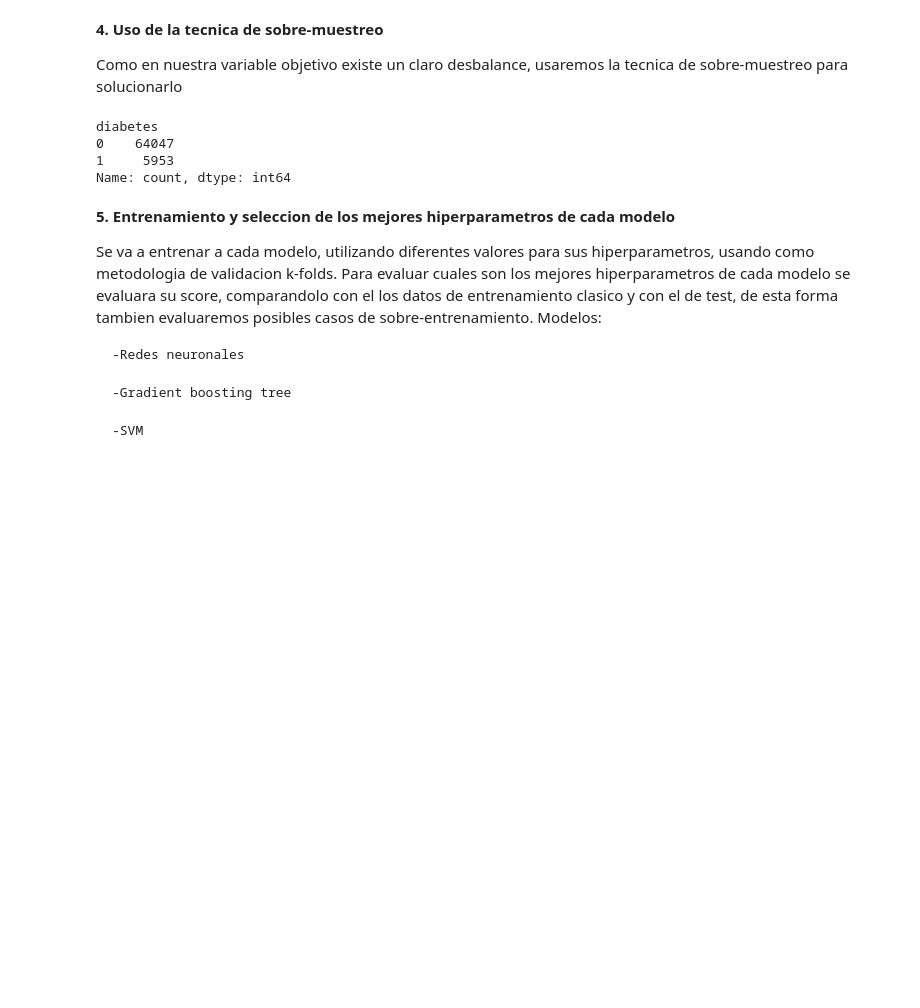
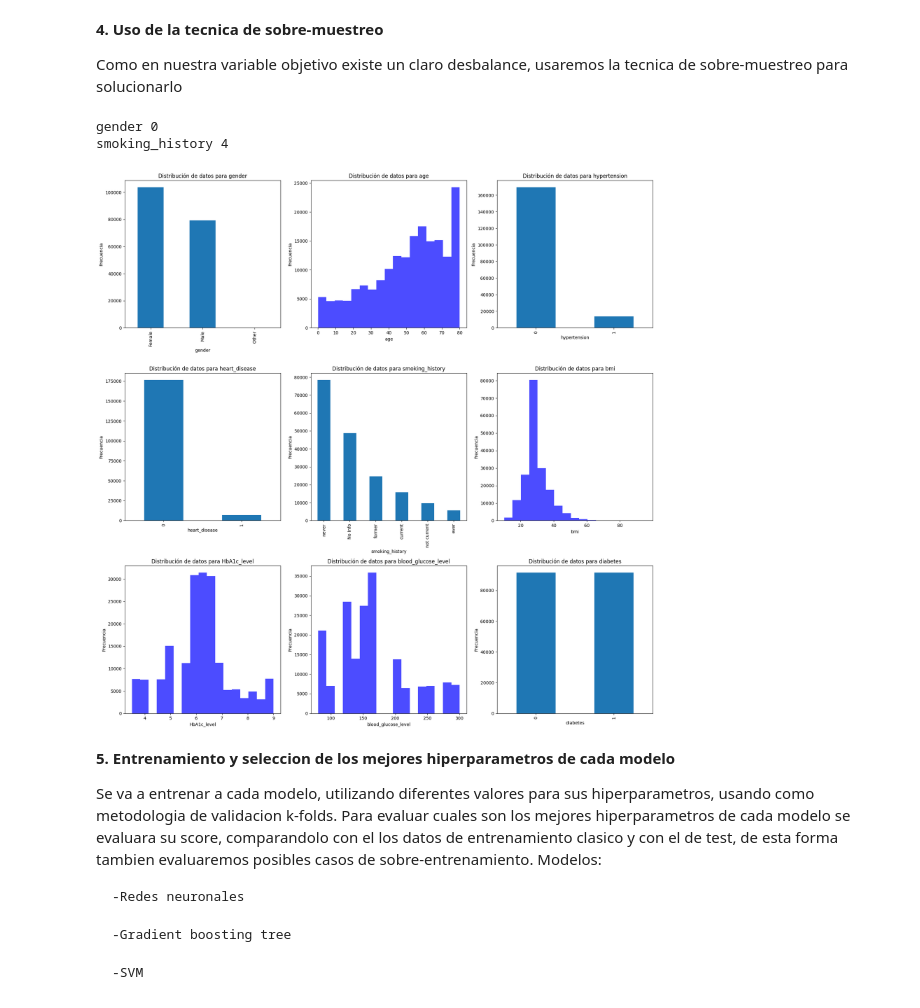
Before and after one commit to camilo-avendano1/MLDiabetes, a Jupyter notebook: Experimentos.ipynb, the cells around one changed output. Cells and saved outputs as stored; diff of their text form; code cells hidden in the pictures; blank space fills up the shorter version.

Commit message:
mejora visualizacion resultados

```diff
--- a/Experimentos.ipynb
+++ b/Experimentos.ipynb
@@ -153,14 +149,42 @@ Como en nuestra variable objetivo existe un claro desbalance, usaremos la tecnic
-# %%
-#verificamos nuevamente el balance de clases
-df_resampled = pd.concat([X_train, Y_train], axis=1)
-class_counts = df_resampled['diabetes'].value_counts()
-
-print(class_counts)
-# %% [output]
-diabetes
-0    64047
-1     5953
-Name: count, dtype: int64
+# %%
+#demostrar que el sobremuestreo arruina la distribucion de los datos
+original_data = pd.read_csv("diabetes_prediction_dataset.csv")
+X = original_data.drop('diabetes', axis=1)
+Y = original_data['diabetes']
+#variables categoricas y sus indices
+for i, columna in enumerate(X):
+    if X[columna].dtype == 'object':
+        print(columna, i)
+
+categorical_variable = [0, 4]
+#sobremuestreo con smotenc
+smote_nc = SMOTENC(categorical_features=categorical_variable, random_state=42, sampling_strategy='minority')
+X_resampled, y_resampled = smote_nc.fit_resample(X, Y)
+data_sobremuestreo = pd.concat([X_resampled, y_resampled], axis=1)
+# %% [output]
+gender 0
+smoking_history 4
+# %%
+fig, axes = plt.subplots(3,3, figsize=(18,18))
+axes = axes.ravel()
+for i, columna in enumerate(data_sobremuestreo):
+    ax = axes[i]
+    if columna in ['gender','hypertension','heart_disease','smoking_history', 'diabetes']:
+        data_sobremuestreo[columna].value_counts().plot(kind='bar', ax = ax)
+    else:
+        N = len(data[columna])
+        num_bins = int(1 + np.log2(N))
+        data_sobremuestreo[columna].plot(kind='hist', bins=num_bins, color='blue', alpha=0.7, ax = ax)
+
+    ax.set_title(f'Distribución de datos para {columna}')
+    ax.set_xlabel(columna)
+    ax.set_ylabel('Frecuencia')
+
+# Mostrar el gráfico en pantalla
+plt.tight_layout()
+plt.show()
+# %% [output]
+[figure, added]
 # %% [markdown]
 **5. Entrenamiento y seleccion de los mejores hiperparametros de cada modelo**
 
```
Also changed, not shown: parts of 5 cells of this notebook.
